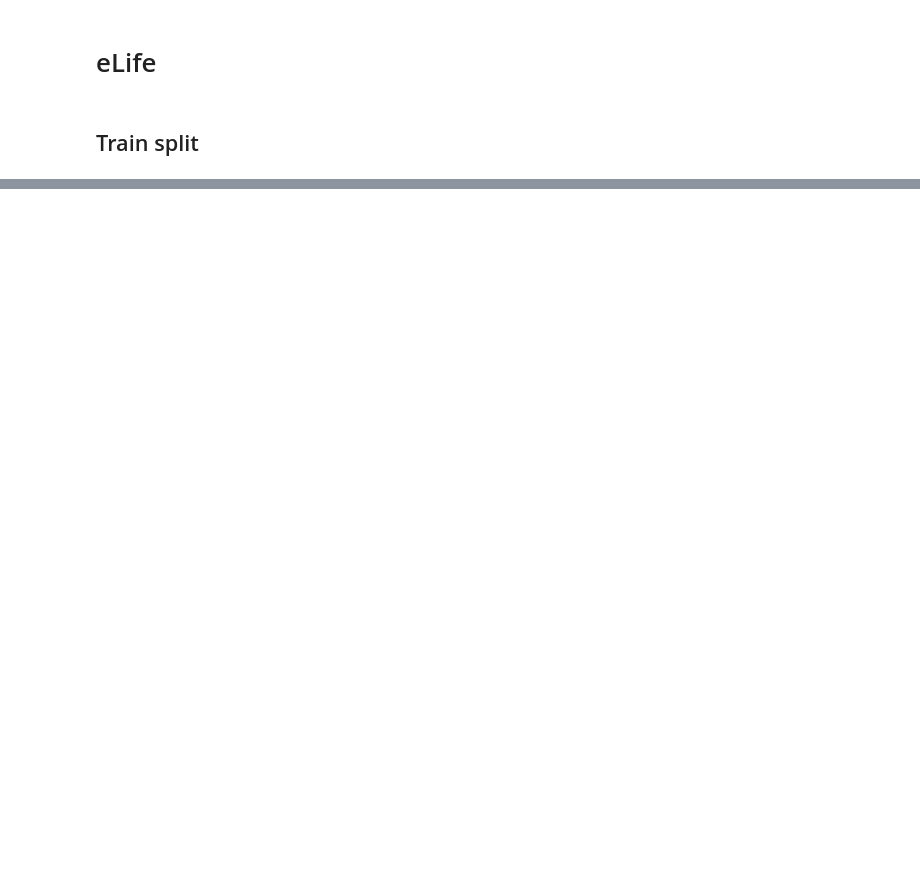
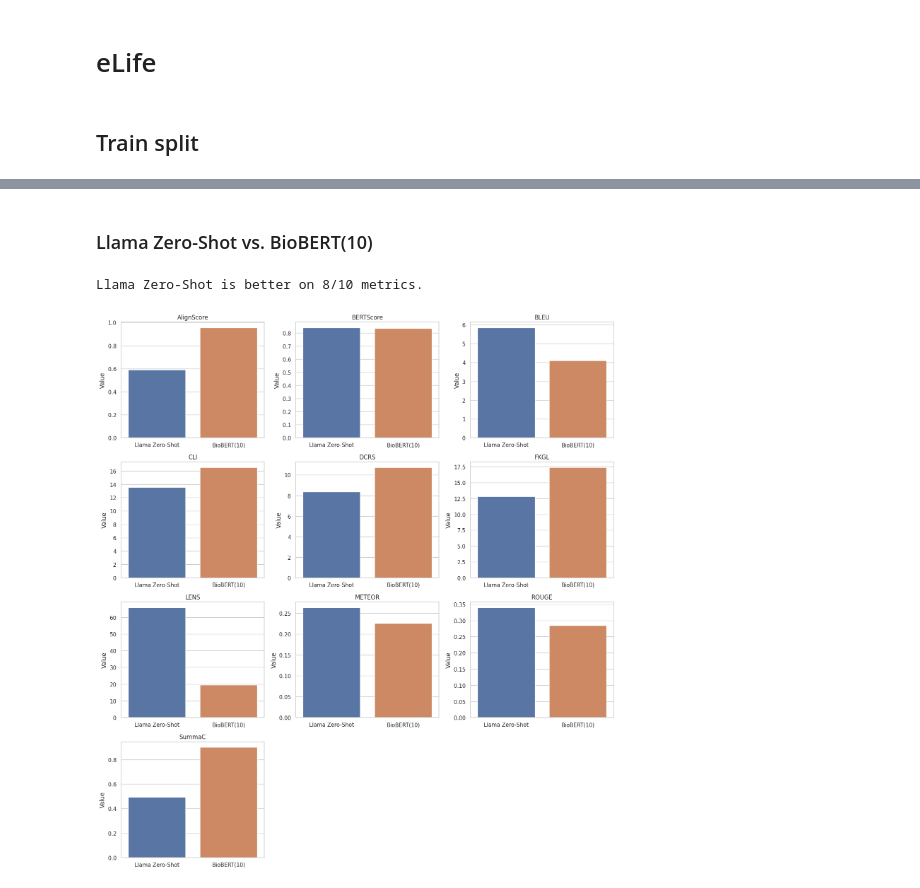
Before and after one commit to whopriyamuw/biolaysumm2025-task, a Jupyter notebook: notebooks/evals_analsis.ipynb, the cells around one changed output, grey strips where cells are left out. Saved outputs shown, nothing was run; the diff lists cells and outputs as text; code cells hidden in the pictures; blank space fills up the shorter version.

```diff
--- a/notebooks/evals_analsis.ipynb
+++ b/notebooks/evals_analsis.ipynb
@@ -84,7 +84,7 @@ def pairwise_comparison(
     method_names=("Method 1", "Method 2"),
 ) -> str:
     name1, name2 = method_names
-    lower_is_better = {"FKGL", "DCRS", "CLI", "LENS"}
+    lower_is_better = {"FKGL", "DCRS", "CLI"}
 
     wins1 = wins2 = 0
     common_metrics = sorted(method1.keys() & method2.keys())
@@ -98,6 +98,8 @@ def pairwise_comparison(
         print(f"{name1} is better on {wins1}/{len(common_metrics)} metrics.\n\n")
     elif wins2 > wins1:
         print(f"{name2} is better on {wins2}/{len(common_metrics)} metrics.\n\n")
+    else:
+        print("Tie")
 
     df = pd.DataFrame(
         [{"metric": m, "method": name1, "value": method1[m]} for m in common_metrics]
@@ -138,31 +182,0 @@ plot_evals(normalize_by_metric(read_evals(DATASET, SPLIT)))
-# %%
-llama_eval = json.loads("""
-{
-  "ROUGE": 0.34033878044679505,
-  "BLEU": 5.578239396802587,
-  "METEOR": 0.26361467649373577,
-  "BERTScore": 0.8395870659361242,
-  "FKGL": 12.724481327800829,
-  "DCRS": 8.432821576763486,
-  "CLI": 13.442033195020748,
-  "AlignScore": 0.6062475234517418,
-  "LENS": 65.90495218850631,
-  "SummaC": 0.48719180805059886
-}
-""")
-biobert_eval = json.loads("""
-{
-  "ROUGE": 0.2843115239775706,
-  "BLEU": 3.552657661082773,
-  "METEOR": 0.29566891785091143,
-  "BERTScore": 0.8318108862638474,
-  "FKGL": 16.594,
-  "DCRS": 9.926799999999998,
-  "CLI": 15.891300000000003,
-  "LENS": 11.325958328083216,
-  "AlignScore": 0.9020975017547608,
-  "SummaC": 0.8602359047532082
-}
-""")
-
-pairwise_comparison(llama_eval, biobert_eval, ("Llama Zero-Shot", "BioBERT(20)"))
@@ -171,0 +188,7 @@ Llama Zero-Shot is better on 6/10 metrics.
+# %% [markdown]
+### Llama Zero-Shot vs. BioBERT(10)
+# %%
+pairwise_comparison(llama_eval, biobert10_eval, ("Llama Zero-Shot", "BioBERT(10)"))
+# %% [output]
+Llama Zero-Shot is better on 8/10 metrics.
+[figure, added]
```
Also changed, not shown: parts of 7 cells of this notebook.
